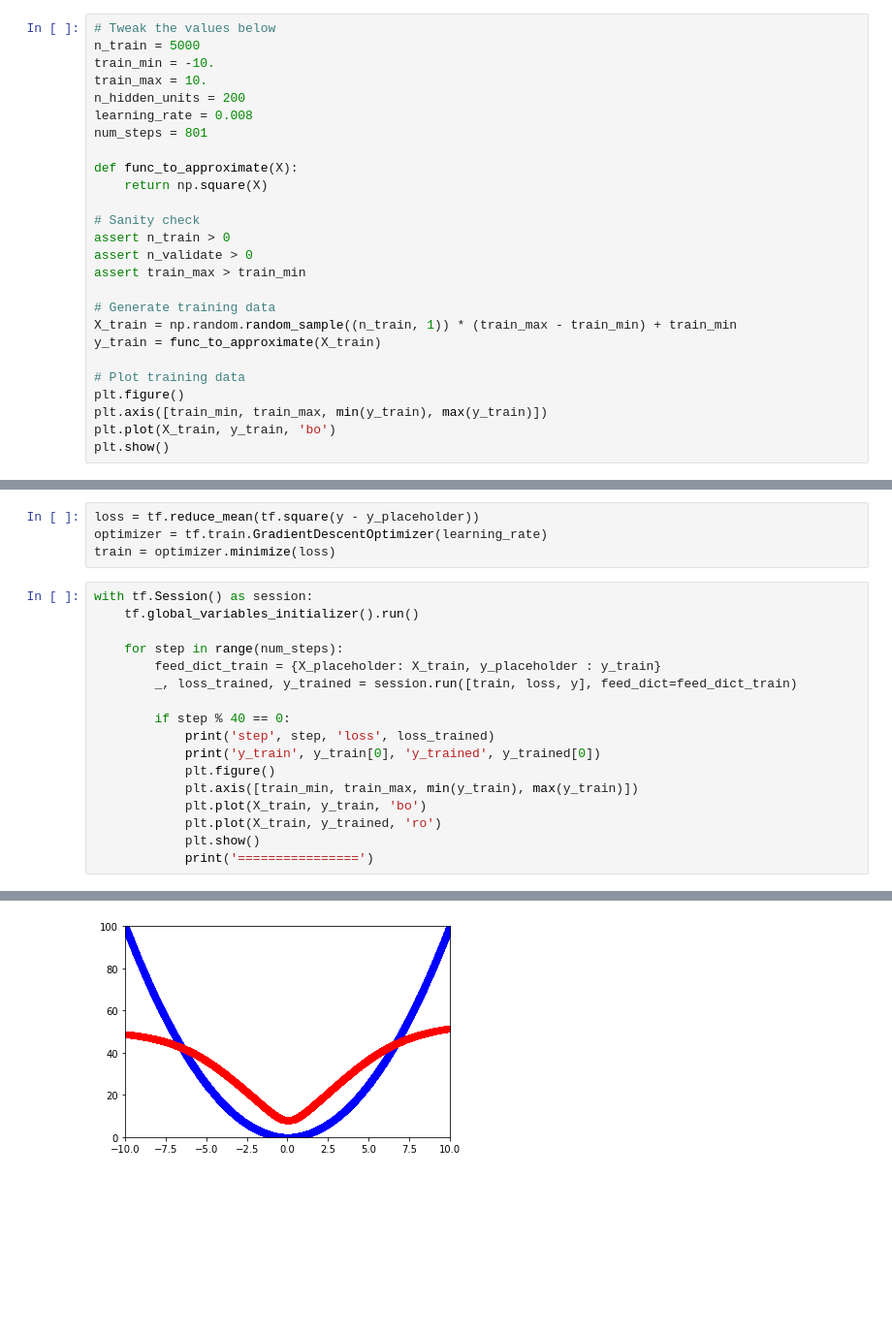
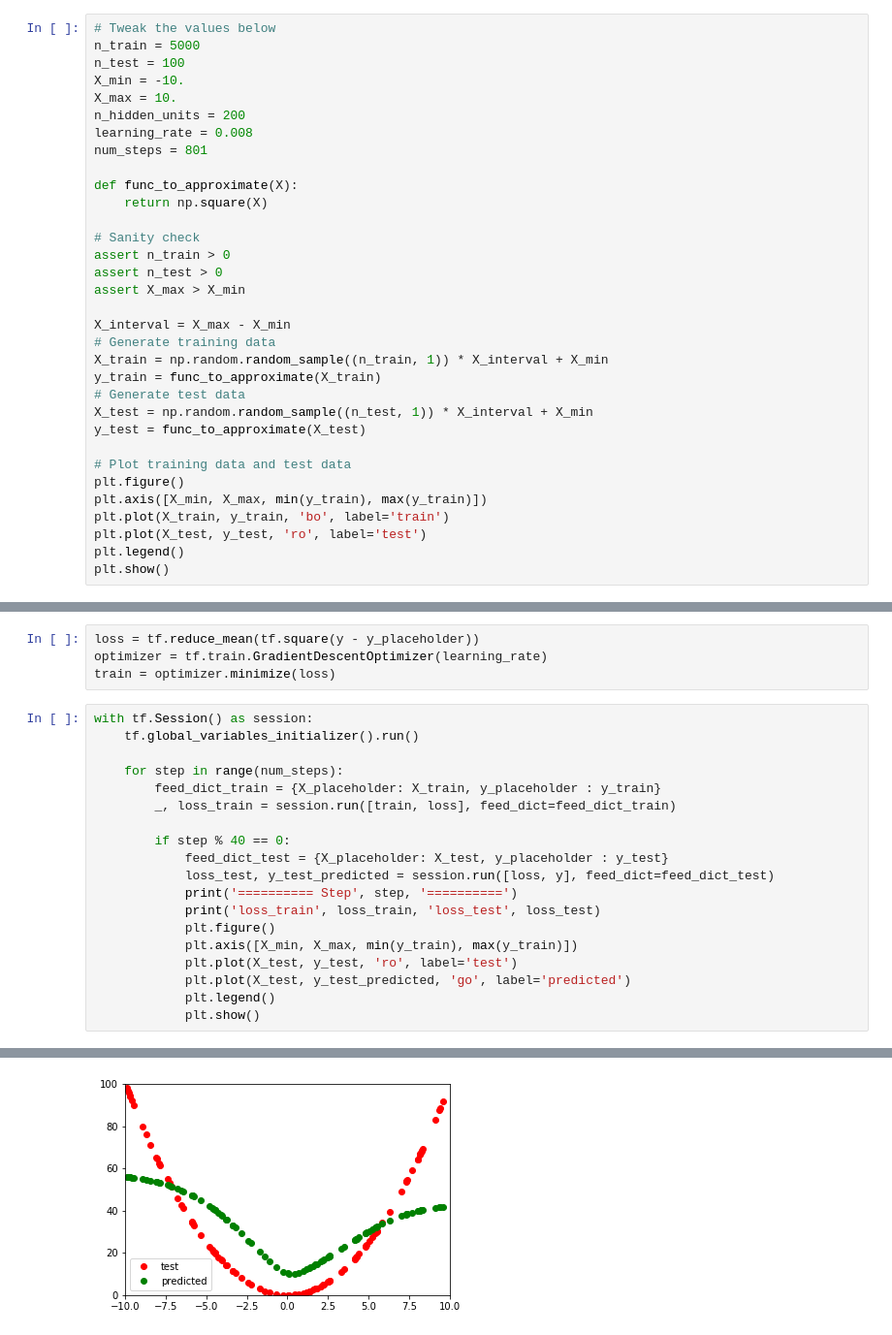
Before and after one commit to xuebingli/tf-function-approximater, a Jupyter notebook: Continuous Function Approximater.ipynb, the cells around one changed output, grey strips where cells are left out. Shown at 97% size. Cells and saved outputs as stored; diff of their text form; blank space fills up the shorter version.

Commit message:
validate trained NN against test data

```diff
--- a/Continuous Function Approximater.ipynb
+++ b/Continuous Function Approximater.ipynb
@@ -13,8 +13,9 @@ import matplotlib.pyplot as plt
 # %%
 # Tweak the values below
 n_train = 5000
-train_min = -10.
-train_max = 10.
+n_test = 100
+X_min = -10.
+X_max = 10.
 n_hidden_units = 200
 learning_rate = 0.008
 num_steps = 801
@@ -24,16 +25,22 @@ def func_to_approximate(X):
 
 # Sanity check
 assert n_train > 0
-assert n_validate > 0
-assert train_max > train_min
+assert n_test > 0
+assert X_max > X_min
 
+X_interval = X_max - X_min
 # Generate training data
-X_train = np.random.random_sample((n_train, 1)) * (train_max - train_min) + train_min
+X_train = np.random.random_sample((n_train, 1)) * X_interval + X_min
 y_train = func_to_approximate(X_train)
+# Generate test data
+X_test = np.random.random_sample((n_test, 1)) * X_interval + X_min
+y_test = func_to_approximate(X_test)
 
-# Plot training data
+# Plot training data and test data
 plt.figure()
-plt.axis([train_min, train_max, min(y_train), max(y_train)])
-plt.plot(X_train, y_train, 'bo')
+plt.axis([X_min, X_max, min(y_train), max(y_train)])
+plt.plot(X_train, y_train, 'bo', label='train')
+plt.plot(X_test, y_test, 'ro', label='test')
+plt.legend()
 plt.show()
 # %% [output]
@@ -66,15 +73,17 @@ with tf.Session() as session:
 
     for step in range(num_steps):
         feed_dict_train = {X_placeholder: X_train, y_placeholder : y_train}
-        _, loss_trained, y_trained = session.run([train, loss, y], feed_dict=feed_dict_train)
+        _, loss_train = session.run([train, loss], feed_dict=feed_dict_train)
 
         if step % 40 == 0:
-            print('step', step, 'loss', loss_trained)
-            print('y_train', y_train[0], 'y_trained', y_trained[0])
+            feed_dict_test = {X_placeholder: X_test, y_placeholder : y_test}
+            loss_test, y_test_predicted = session.run([loss, y], feed_dict=feed_dict_test)
+            print('========== Step', step, '==========')
+            print('loss_train', loss_train, 'loss_test', loss_test)
             plt.figure()
-            plt.axis([train_min, train_max, min(y_train), max(y_train)])
-            plt.plot(X_train, y_train, 'bo')
-            plt.plot(X_train, y_trained, 'ro')
+            plt.axis([X_min, X_max, min(y_train), max(y_train)])
+            plt.plot(X_test, y_test, 'ro', label='test')
+            plt.plot(X_test, y_test_predicted, 'go', label='predicted')
+            plt.legend()
             plt.show()
-            print('================')
 # %% [output]
@@ -87 +95 @@ y_train [ 31.73759594] y_trained [ 39.94271851]
-[figure, old version]
+[figure, new version]
```
Also changed, not shown: parts of 2 cells of this notebook.
